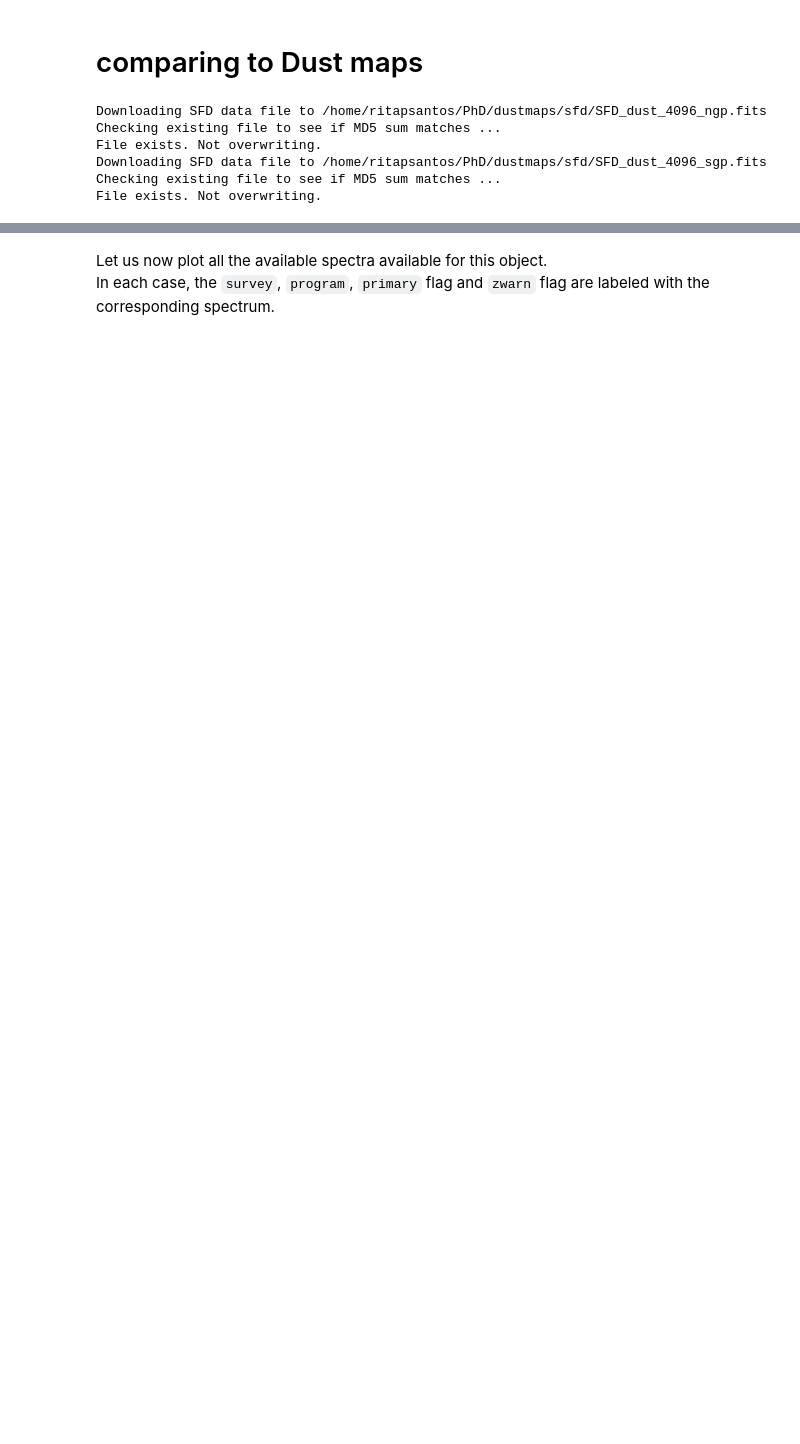
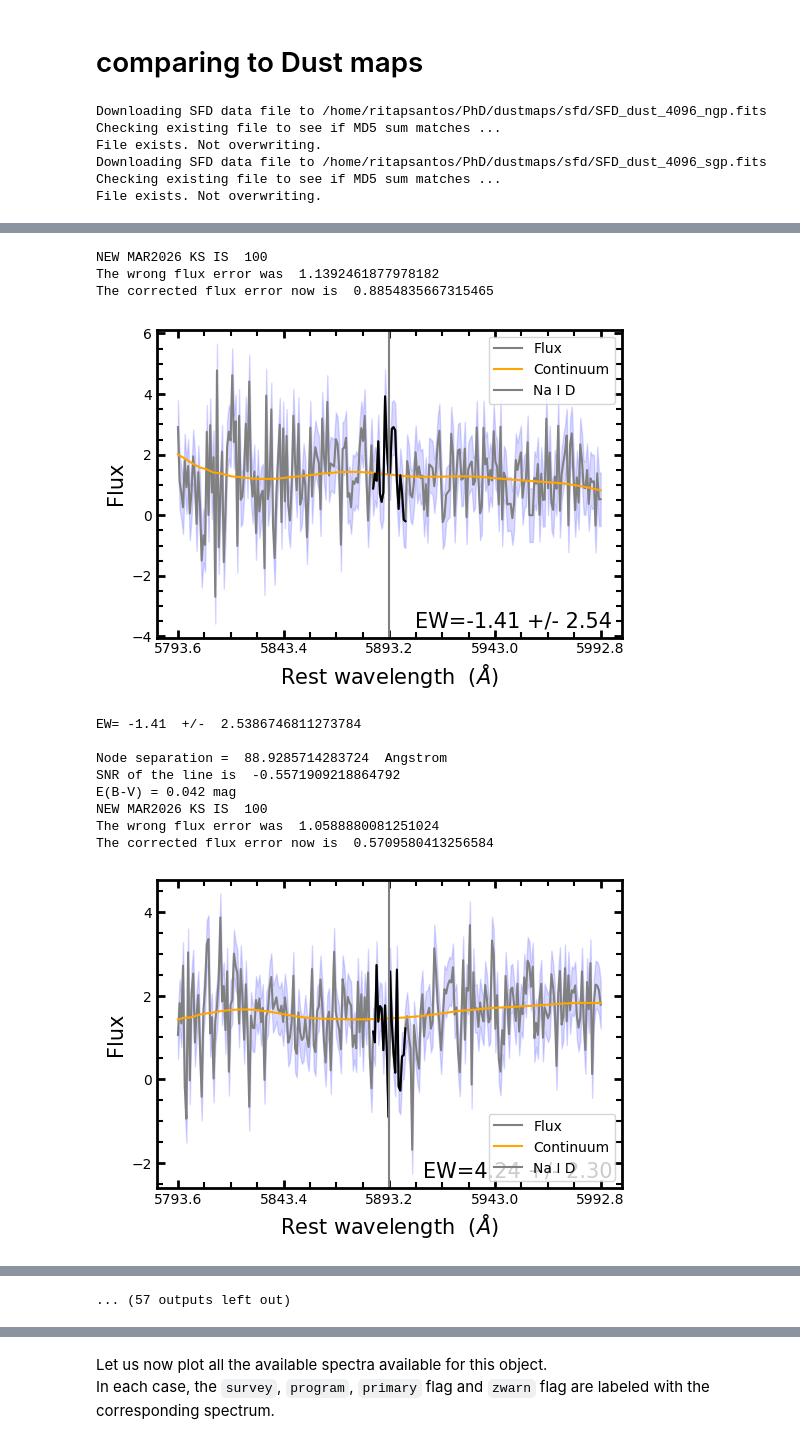
Before and after one commit to rita-png/extinction-ifs, a Jupyter notebook: milky-way/DESI-MW.ipynb, the cells around one changed output, grey strips where cells are left out. Drawn from its saved outputs; the diff is of its cells as text; code cells hidden in the pictures; blank space fills up the shorter version.

```diff
--- a/milky-way/DESI-MW.ipynb
+++ b/milky-way/DESI-MW.ipynb
@@ -669,0 +691,79 @@ plt.scatter(ew,np.log10(ebv))
+# %%
+import os, sys
+sys.path.append(os.path.abspath(".."))
+import functions
+from __future__ import print_function
+from astropy.coordinates import SkyCoord
+from dustmaps.sfd import SFDQuery
+import astropy.units as u
+ebv=[]
+ew=[]
+ew_err=[]
+ra_array=[]
+dec_array=[]
+# Randomly select an object
+
+sfd = SFDQuery()
+
+for ii in range(len(tsel)):
+
+    targetid = int(tsel['targetid'].data[ii])   # SPARCL accepts only python integers
+
+    # Save a table with the rows that share the same targetid as selected
+    tsel_id = tsel[tsel['targetid']==tsel['targetid'][ii]]
+
+    # Retrieve Spectra
+
+    inc = ['specid', 'redshift', 'flux', 'wavelength', 'spectype', 'specprimary', 'survey', 'program', 'targetid', 'redshift_warning','ra','dec']
+    res = client.retrieve_by_specid(specid_list = [targetid],
+                                    include = inc,
+                                    dataset_list = ['DESI-DR1'])
+
+    records = res.records
+
+    # Select the primary spectrum
+    spec_primary = np.array([records[jj].specprimary for jj in range(len(records))])
+
+    primary_ii = np.where(spec_primary == True)[0][0]
+
+    lam_primary = records[primary_ii].wavelength
+    flam_primary = records[primary_ii].flux
+
+    ras = [record['ra'] for record in records]
+    ra=np.average(ras)
+
+    decs = [record['dec'] for record in records]
+    dec=np.average(decs)
+
+    x,y = lam_primary, flam_primary
+
+
+
+    ew_val,ew_unc,foo=functions.EW_voronoi_bins(np.array([y]),x,na_rest,v=400,KS=100,plots=True)#
+
+
+    coords = SkyCoord(ra=ra*u.deg, dec=dec*u.deg, frame='icrs')
+
+
+    ebv_val = sfd(coords)
+
+    print(f"E(B-V) = {ebv_val:.3f} mag")
+    ebv.append(ebv_val)
+    ew.append(ew_val[0])
+    ew_err.append(ew_unc[0])
+    ra_array.append(ra)
+    dec_array.append(dec)
+# %% [output]
+NEW MAR2026 KS IS  100
+The wrong flux error was  1.1392461877978182
+The corrected flux error now is  0.8854835667315465
+[figure, added]
+EW= -1.41  +/-  2.5386746811273784
+
+Node separation =  88.9285714283724  Angstrom
+SNR of the line is  -0.5571909218864792
+E(B-V) = 0.042 mag
+NEW MAR2026 KS IS  100
+The wrong flux error was  1.0588880081251024
+The corrected flux error now is  0.5709580413256584
+[figure, added]
@@ -669,0 +806 @@ plt.scatter(ew,np.log10(ebv))
+... (57 outputs left out)
```
Also changed, not shown: parts of 29 cells of this notebook, 4 other files.
